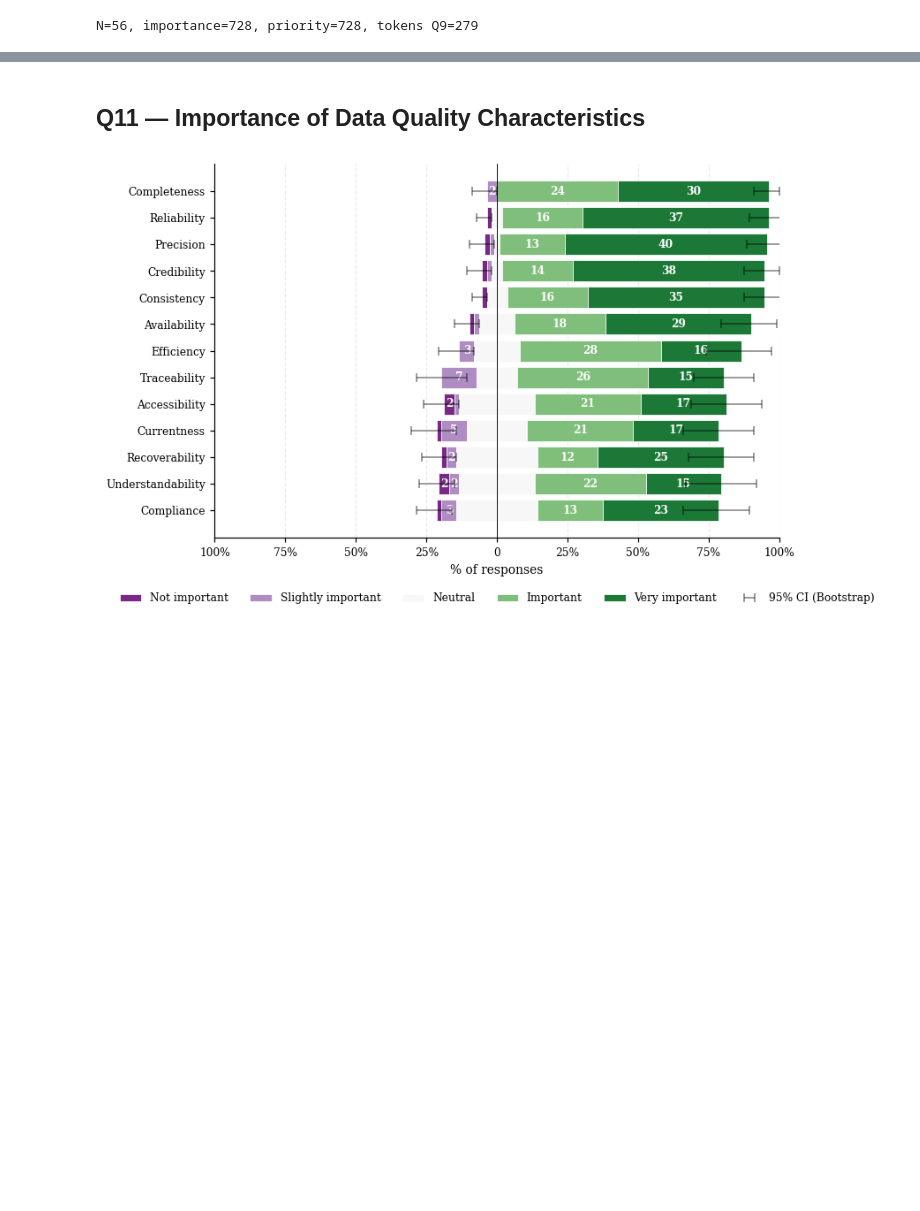
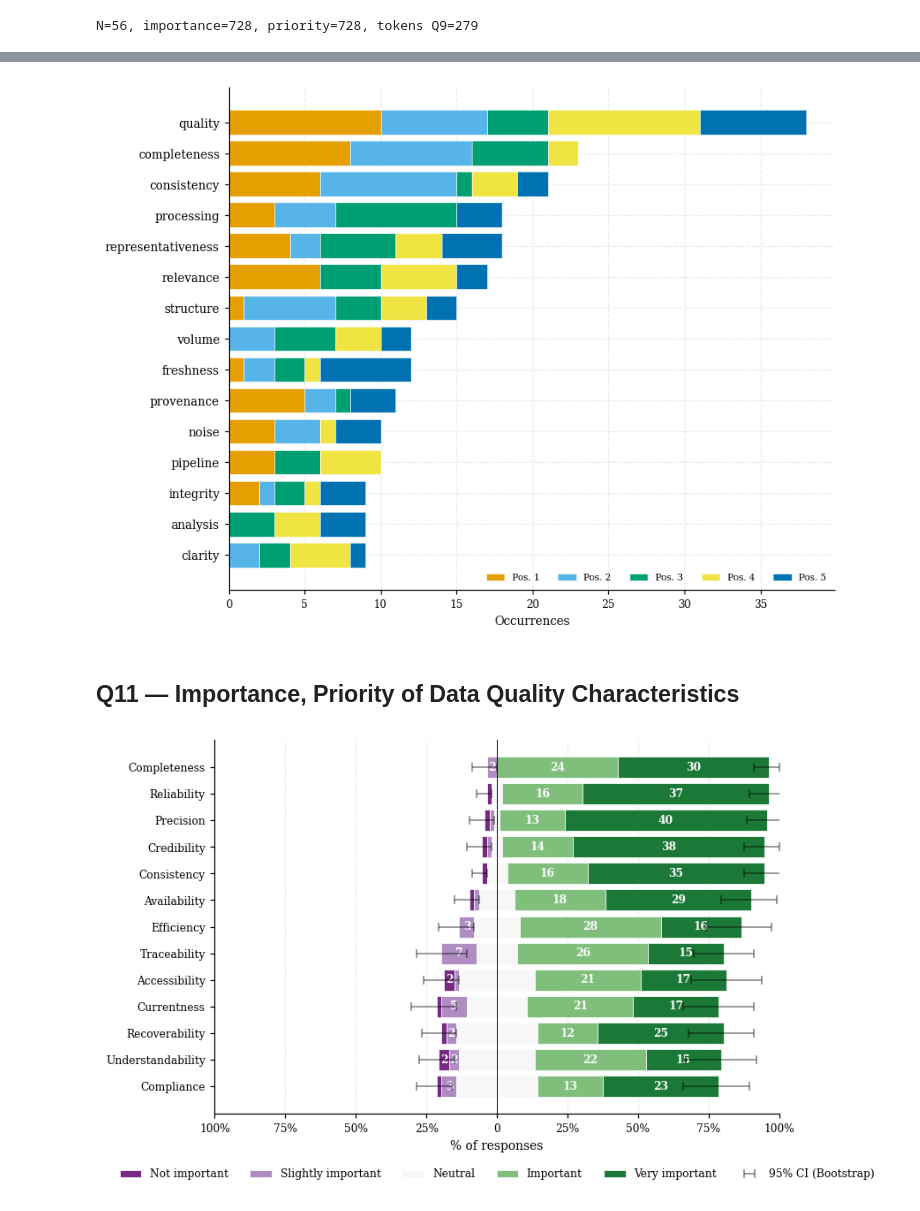
Before and after one commit to reset-ufc/data-quality-requirements-ml-systems, a Jupyter notebook: notebooks/RQ1.ipynb, the cells around one changed output, grey strips where cells are left out. Saved outputs shown, nothing was run; the diff lists cells and outputs as text; code cells hidden in the pictures; blank space fills up the shorter version.

```diff
--- a/notebooks/RQ1.ipynb
+++ b/notebooks/RQ1.ipynb
@@ -370,0 +44,17 @@ requisitos_para_modelo_ml_distintos             ML-specific model requirements
+# %%
+DATA = pathlib.Path('..') / 'data'
+df_raw = pd.read_excel(DATA / 'quality_analisys.xlsx')
+
+word_cols = ['word_1', 'word_2', 'word_3', 'word_4', 'word_5']
+
+# Flatten → unique words (lowercase)
+words_flat = (
+    df_raw[word_cols]
+    .stack()
+    .str.lower()
+    .str.strip()
+    .dropna()
+)
+unique_words = sorted(words_flat.unique())
+print(f'Total tokens: {len(words_flat)}  |  Unique: {len(unique_words)}')
+print(unique_words[0:])
@@ -371,2 +126,59 @@ requisitos_para_modelo_ml_distintos             ML-specific model requirements
+# %%
+word_to_label = {w: label for label, words in groups.items() for w in words}
+
+word_pos = (
+    df_raw[word_cols]
+    .stack()
+    .str.lower()
+    .str.strip()
+    .dropna()
+    .reset_index()
+)
+word_pos.columns = ['resp_idx', 'word_col', 'word']
+word_pos['position'] = word_pos['word_col'].str.extract(r'(\d+)').astype(int)
+
+word_pos['label'] = word_pos['word'].map(word_to_label).fillna('unknown')
+
+agg = (
+    word_pos.groupby(['label', 'position'])
+    .size()
+    .unstack(fill_value=0)
+)
+pos_cols = sorted(agg.columns)
+
+agg = agg.loc[agg.sum(axis=1).sort_values(ascending=False).head(15).index]
+
+agg = agg.iloc[::-1]
+
+try:
+    colors = U.PALETTE_WONG[1 : len(pos_cols) + 1]
+except Exception:
+    colors = plt.cm.tab10.colors[: len(pos_cols)]
+
+fig, ax = plt.subplots(figsize=(8, 6))
+y = np.arange(len(agg))
+bottom = np.zeros(len(agg))
+
+for i, pos in enumerate(pos_cols):
+    width = agg[pos].values
+    ax.barh(y, width, left=bottom,
+            color=colors[i % len(colors)],
+            edgecolor='white', linewidth=0.4,
+            label=f'Pos. {pos}')
+    bottom += width
+
+ax.set_yticks(y)
+ax.set_yticklabels(agg.index, fontsize=9)
+ax.set_xlabel('Occurrences')
+ax.legend(loc='lower right', frameon=False,
+          ncol=len(pos_cols), fontsize=7)
+ax.spines[['top', 'right']].set_visible(False)
+plt.tight_layout()
+
+pathlib.Path('../figures').mkdir(exist_ok=True)
+plt.savefig('../figures/q9_top_mind_words.pdf', dpi=150, bbox_inches='tight')
+plt.show()
+# %% [output]
+[figure, added]
 # %% [markdown]
-## Q11 — Importance of Data Quality Characteristics
+## Q11 — Importance, Priority of Data Quality Characteristics
```
Also changed, not shown: parts of 34 cells of this notebook, 2 other files.
